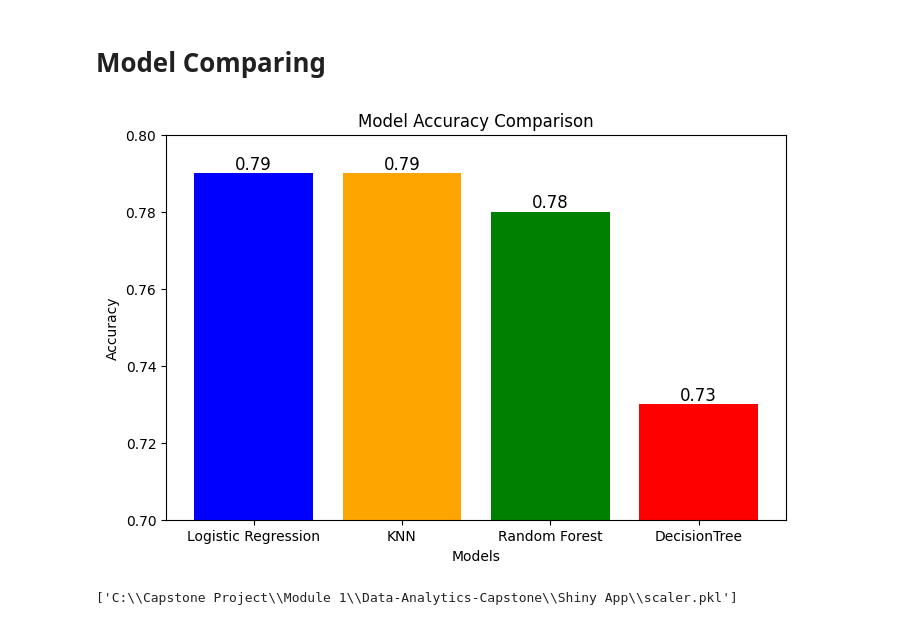
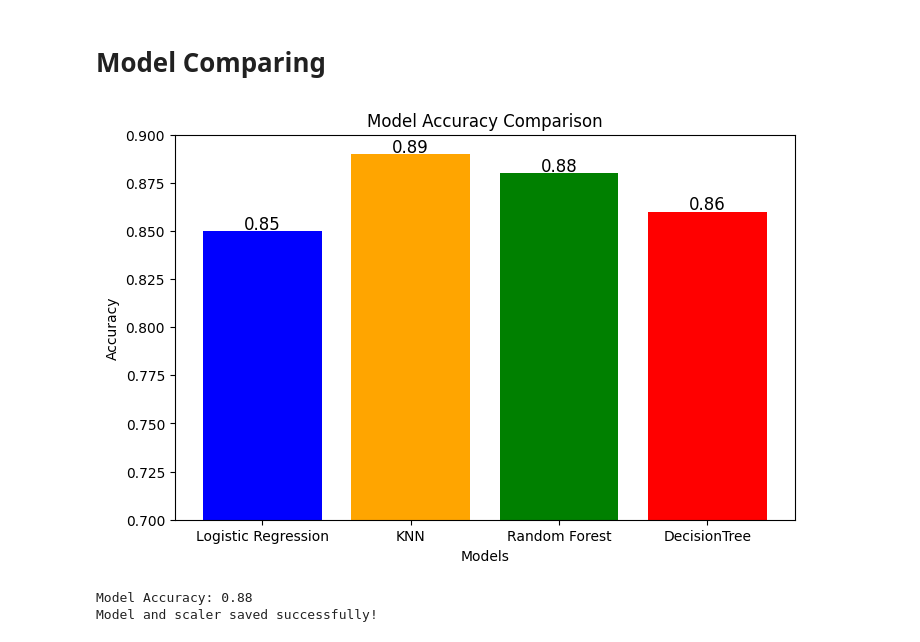
Before and after one commit to Habtom1999/Data-Analytics-Capstone, a Jupyter notebook: Model building.ipynb, the cells around one changed output. Drawn from its saved outputs; the diff is of its cells as text; code cells hidden in the pictures.

```diff
--- a/Model building.ipynb
+++ b/Model building.ipynb
@@ -479,25 +494,25 @@ Passing `palette` without assigning `hue` is deprecated and will be removed in v
 # %%
 import matplotlib.pyplot as plt
 
 # Model names and their respective accuracies
 models = ["Logistic Regression", "KNN", "Random Forest","DecisionTree"]
-accuracies = [0.79, 0.79, 0.78,0.73]
+accuracies = [0.85, 0.89, 0.88,0.86]
 
 # Plotting
 plt.figure(figsize=(8, 5))
 plt.bar(models, accuracies, color=['blue', 'orange', 'green','red'])
-plt.ylim(0.70, 0.8)  # Set y-axis range for better comparison
+plt.ylim(0.70, 0.9)  # Set y-axis range for better comparison
 plt.title("Model Accuracy Comparison")
 plt.ylabel("Accuracy")
 plt.xlabel("Models")
 
 # Annotate the accuracy values on the bars
 for i, acc in enumerate(accuracies):
     plt.text(i, acc + 0.001, f"{acc:.2f}", ha='center', fontsize=12)
 
 plt.show()
 # %% [output]
-[figure, old version]
+[figure, new version]
 # %%
 from sklearn.ensemble import RandomForestClassifier
 from sklearn.model_selection import train_test_split
@@ -507,27 +522,36 @@ import pandas as pd
 import joblib
 
 # Load data
-df = pd.read_csv(r'C:\Capstone Project\Module 1\Data-Analytics-Capstone\Data\Clean Data.csv')
+file_path = r"C:\Capstone Project\Module 1\Data-Analytics-Capstone\Data\heart.csv"
+df = pd.read_csv(file_path)
 
 # Split features and target
-X = df.drop("HeartDisease", axis=1)
-y = df["HeartDisease"]
+X = df.drop("HeartDisease", axis=1)  # Features
+y = df["HeartDisease"]              # Target
 
-# One-hot encoding and scaling
+# One-hot encoding for categorical variables
 X = pd.get_dummies(X, drop_first=True)
+
+# Scaling the features
 scaler = StandardScaler()
 X_scaled = scaler.fit_transform(X)
 
 # Train-Test Split
 X_train, X_test, y_train, y_test = train_test_split(X_scaled, y, test_size=0.2, random_state=42)
 
-# Train model
+# Train the Random Forest model
 model = RandomForestClassifier(random_state=42)
 model.fit(X_train, y_train)
 
-# Save the model and scaler
-# Save the model and scaler in the Shiny App folder
+# Evaluate the model (optional, for verification purposes)
+y_pred = model.predict(X_test)
+accuracy = accuracy_score(y_test, y_pred)
+print(f"Model Accuracy: {accuracy:.2f}")
+
+# Save the model and scaler to the specified folder
 joblib.dump(model, r"C:\Capstone Project\Module 1\Data-Analytics-Capstone\Shiny App\heart_disease_model.pkl")
 joblib.dump(scaler, r"C:\Capstone Project\Module 1\Data-Analytics-Capstone\Shiny App\scaler.pkl")
+print("Model and scaler saved successfully!")
 # %% [output]
-['C:\\Capstone Project\\Module 1\\Data-Analytics-Capstone\\Shiny App\\scaler.pkl']
+Model Accuracy: 0.88
+Model and scaler saved successfully!
```
Also changed, not shown: parts of 4 cells of this notebook, 2 other files.
